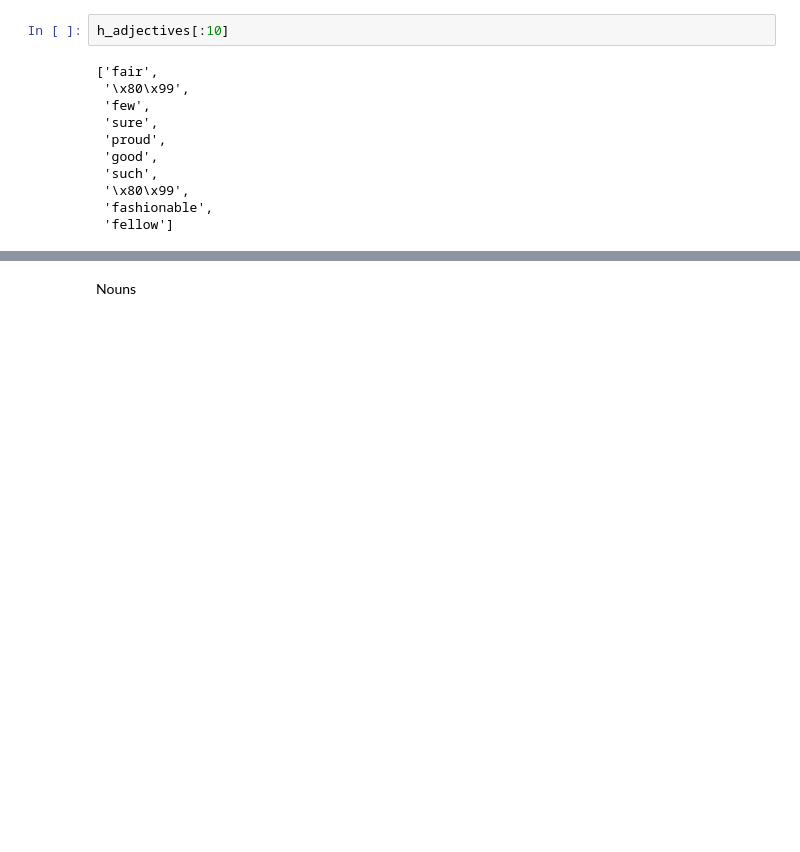
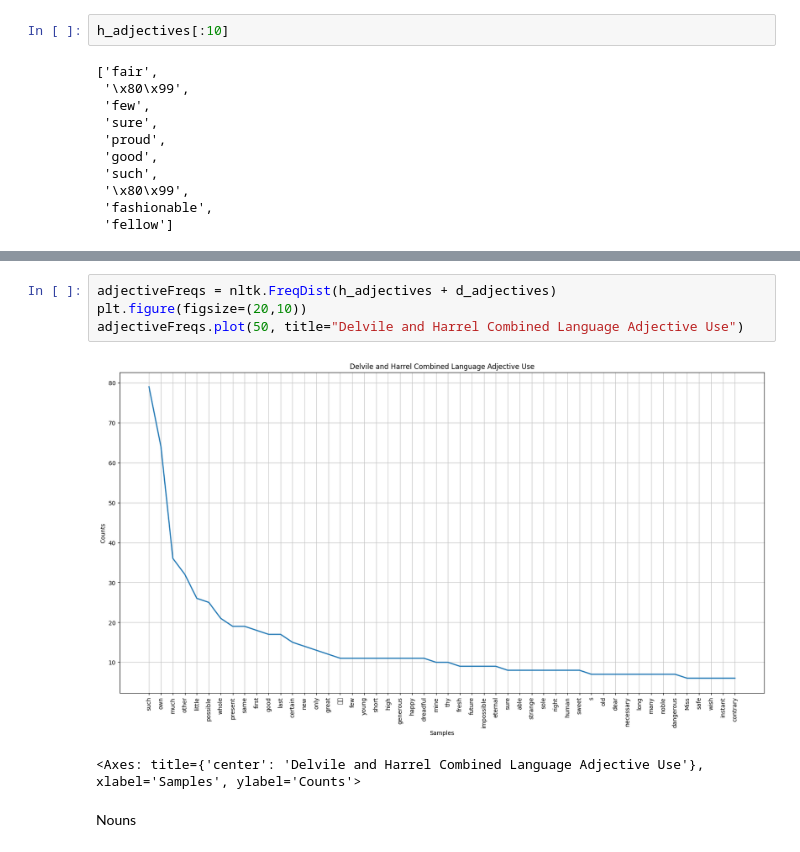
Before and after one commit to hilaryhavens/Cecilia-Harrel-Delvile, a Jupyter notebook: Cecilia_Harrel_and_Delvile_Language.ipynb, the cells around one changed output, grey strips where cells are left out. Cells and saved outputs as stored; diff of their text form; blank space fills up the shorter version.

```diff
--- a/Cecilia_Harrel_and_Delvile_Language.ipynb
+++ b/Cecilia_Harrel_and_Delvile_Language.ipynb
@@ -1013,4 +995,11 @@ adjectiveFreqs.plot(20, title="Harrel Language Adjective Use")
 <Axes: title={'center': 'Harrel Language Adjective Use'}, xlabel='Samples', ylabel='Counts'>
+# %%
+adjectiveFreqs = nltk.FreqDist(h_adjectives + d_adjectives)
+plt.figure(figsize=(20,10))
+adjectiveFreqs.plot(50, title="Delvile and Harrel Combined Language Adjective Use")
+# %% [output]
+[figure, added]
+<Axes: title={'center': 'Delvile and Harrel Combined Language Adjective Use'}, xlabel='Samples', ylabel='Counts'>
 # %% [markdown]
 Nouns
 # %%
```
Also changed, not shown: parts of 7 cells of this notebook.
